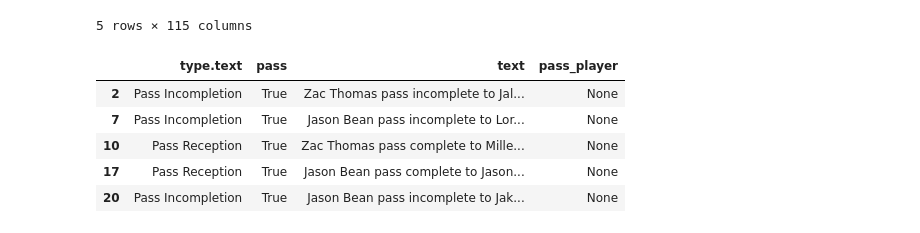
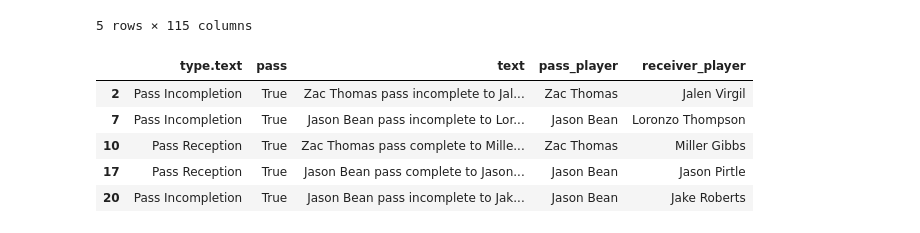
Before and after one commit to saiemgilani/espn-plays, a Jupyter notebook: notebook.ipynb, the cells around one changed output. Saved outputs shown, nothing was run; the diff lists cells and outputs as text; code cells hidden in the pictures.

Commit message:
adding receiver to test box

```diff
--- a/notebook.ipynb
+++ b/notebook.ipynb
@@ -1232,24 +1232,24 @@ plays_json.head()
 | 4 | 1 | 0 | False | False | 0 | 0 | 2020-12-21T19:38:31Z | 2020-12-21T19:38Z | 401256135101867201 | ... |
 5 rows × 115 columns
 # %%
-test = plays_json[plays_json["pass"] == True][["type.text","pass","text","pass_player"]].head()
+test = plays_json[plays_json["pass"] == True][["type.text","pass","text","pass_player","receiver_player"]].head()
 
 # test['yds_int_return'] = np.select([
 
 #     (test["pass"] == True) & (test["int"] == True) & test.text.str.contains(r"return for", case=False),
 # ],[
 #     test.text.str.extract(r"((?<= return for)[^,]+)", flags=re.IGNORECASE)[0].str.extract(r"(\d+)")[0].astype(float),
 # ], default = None)
 
 # test["yds_int_return"] = test.text.str.extract(r"((?<= return for)[^,]+)", flags=re.IGNORECASE)[0].str.extract(r"(\d+)")[0].astype(float)
 test
 # %% [output]
-|  | type.text | pass | text | pass_player |
-| 2 | Pass Incompletion | True | Zac Thomas pass incomplete to Jal... | None |
-| 7 | Pass Incompletion | True | Jason Bean pass incomplete to Lor... | None |
-| 10 | Pass Reception | True | Zac Thomas pass complete to Mille... | None |
-| 17 | Pass Reception | True | Jason Bean pass complete to Jason... | None |
-| 20 | Pass Incompletion | True | Jason Bean pass incomplete to Jak... | None |
+|  | type.text | pass | text | pass_player | receiver_player |
+| 2 | Pass Incompletion | True | Zac Thomas pass incomplete to Jal... | Zac Thomas | Jalen Virgil |
+| 7 | Pass Incompletion | True | Jason Bean pass incomplete to Lor... | Jason Bean | Loronzo Thompson |
+| 10 | Pass Reception | True | Zac Thomas pass complete to Mille... | Zac Thomas | Miller Gibbs |
+| 17 | Pass Reception | True | Jason Bean pass complete to Jason... | Jason Bean | Jason Pirtle |
+| 20 | Pass Incompletion | True | Jason Bean pass incomplete to Jak... | Jason Bean | Jake Roberts |
 # %%
 # plays_json["td_play"] = plays_json.text.str.contains(r"touchdown|for a TD", case=False, flags=0, na=False, regex=True)
 # plays_json[plays_json.td_play == True]
```
